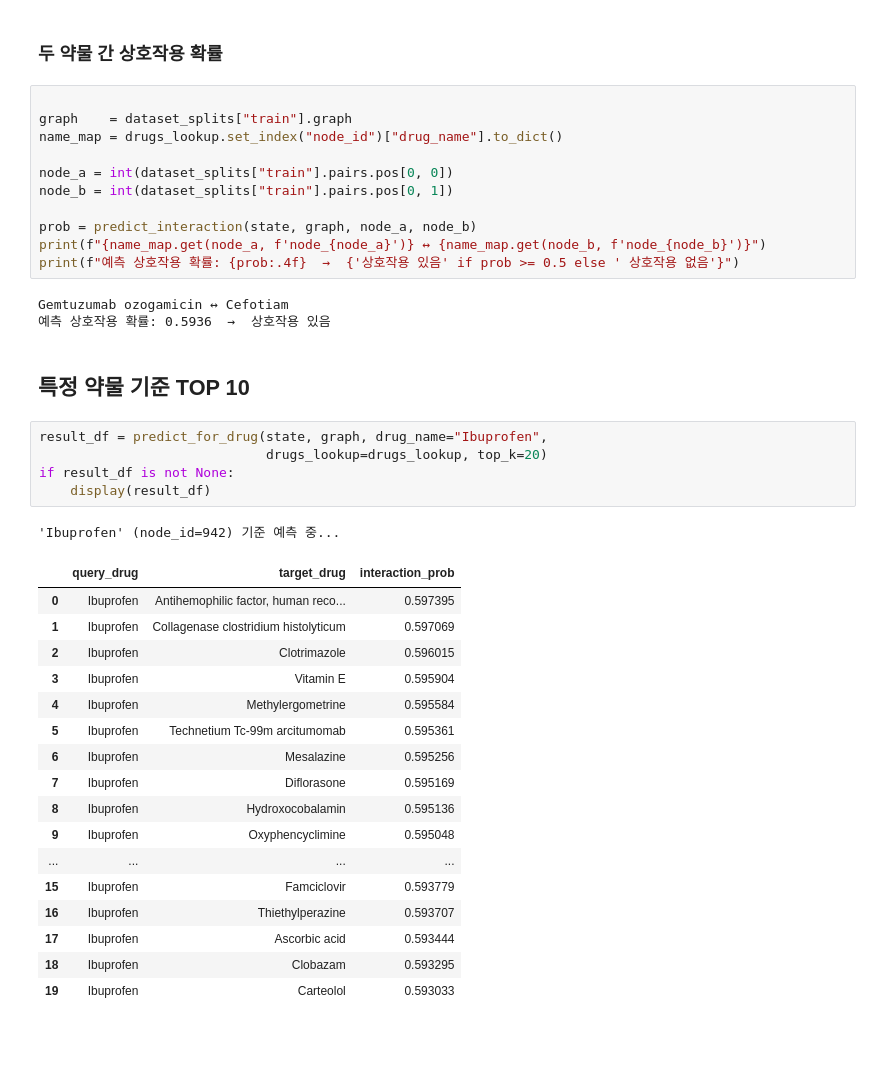
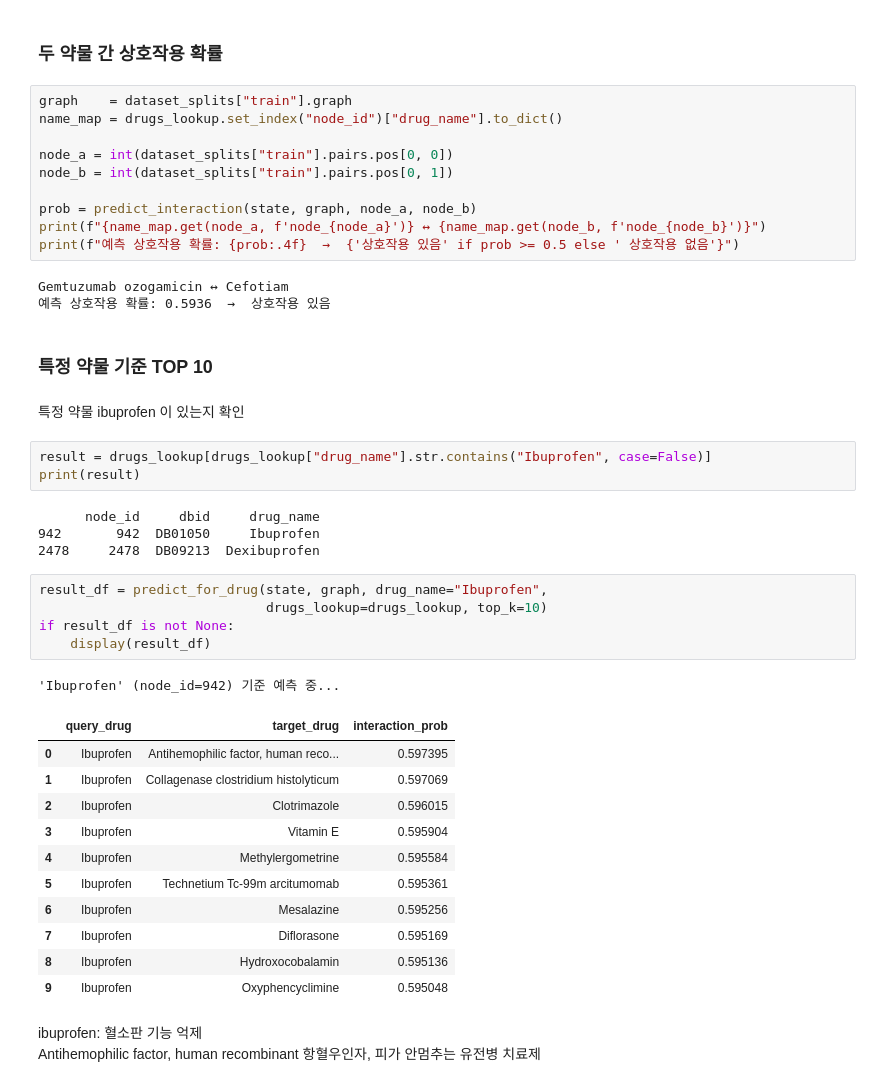
Before and after one commit to 202397101/DDI, a Jupyter notebook: ddi_node500.ipynb, the cells around one changed output. Saved outputs shown, nothing was run; the diff lists cells and outputs as text; blank space fills up the shorter version.

```diff
--- a/ddi_node500.ipynb
+++ b/ddi_node500.ipynb
@@ -304,7 +304,6 @@ print("✅ Inference 함수 정의 완료")
 # %% [markdown]
 ### 두 약물 간 상호작용 확률
 # %%
-
 graph    = dataset_splits["train"].graph
 name_map = drugs_lookup.set_index("node_id")["drug_name"].to_dict()
 
@@ -318,28 +317,34 @@ print(f"예측 상호작용 확률: {prob:.4f}  →  {'상호작용 있음' if p
 Gemtuzumab ozogamicin ↔ Cefotiam
 예측 상호작용 확률: 0.5936  →  상호작용 있음
 # %% [markdown]
-## 특정 약물 기준 TOP 10
+### 특정 약물 기준 TOP 10
+# %% [markdown]
+특정 약물 ibuprofen 이 있는지 확인
+# %%
+result = drugs_lookup[drugs_lookup["drug_name"].str.contains("Ibuprofen", case=False)]
+print(result)
+# %% [output]
+      node_id     dbid     drug_name
+942       942  DB01050     Ibuprofen
+2478     2478  DB09213  Dexibuprofen
 # %%
 result_df = predict_for_drug(state, graph, drug_name="Ibuprofen",
-                             drugs_lookup=drugs_lookup, top_k=20)
+                             drugs_lookup=drugs_lookup, top_k=10)
 if result_df is not None:
     display(result_df)
 # %% [output]
 'Ibuprofen' (node_id=942) 기준 예측 중...
 |  | query_drug | target_drug | interaction_prob |
 | 0 | Ibuprofen | Antihemophilic factor, human reco... | 0.597395 |
 | 1 | Ibuprofen | Collagenase clostridium histolyticum | 0.597069 |
 | 2 | Ibuprofen | Clotrimazole | 0.596015 |
 | 3 | Ibuprofen | Vitamin E | 0.595904 |
 | 4 | Ibuprofen | Methylergometrine | 0.595584 |
 | 5 | Ibuprofen | Technetium Tc-99m arcitumomab | 0.595361 |
 | 6 | Ibuprofen | Mesalazine | 0.595256 |
 | 7 | Ibuprofen | Diflorasone | 0.595169 |
 | 8 | Ibuprofen | Hydroxocobalamin | 0.595136 |
 | 9 | Ibuprofen | Oxyphencyclimine | 0.595048 |
-| ... | ... | ... | ... |
-| 15 | Ibuprofen | Famciclovir | 0.593779 |
-| 16 | Ibuprofen | Thiethylperazine | 0.593707 |
-| 17 | Ibuprofen | Ascorbic acid | 0.593444 |
-| 18 | Ibuprofen | Clobazam | 0.593295 |
-| 19 | Ibuprofen | Carteolol | 0.593033 |
+# %% [markdown]
+ibuprofen: 혈소판 기능 억제 <br>
+Antihemophilic factor, human recombinant	항혈우인자, 피가 안멈추는 유전병 치료제
```
